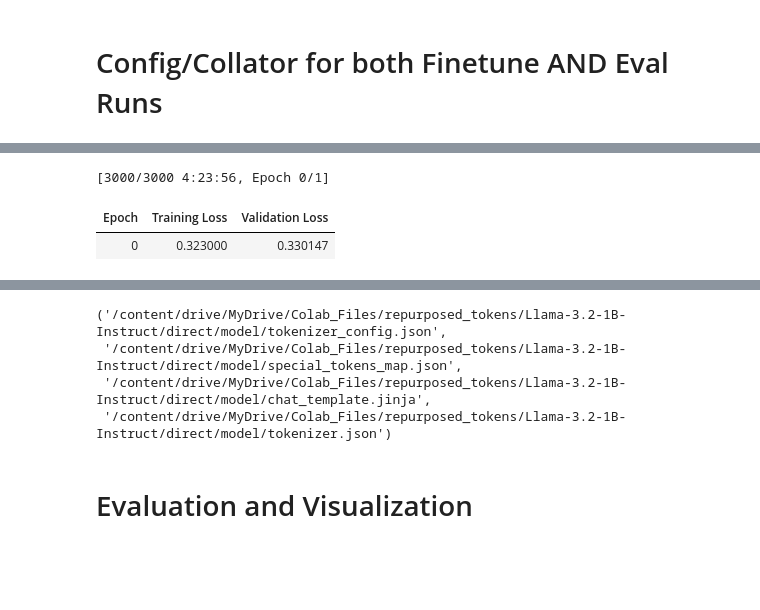
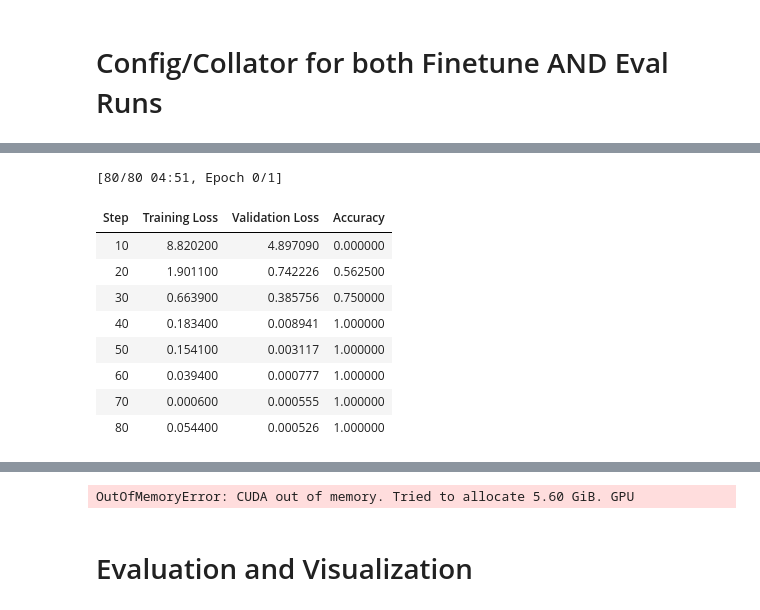
Before and after one commit to BreckEmert/repurposed-tokens-experiment, a Jupyter notebook: LoRA_sanity_run.ipynb, the cells around one changed output, grey strips where cells are left out. Drawn from its saved outputs; the diff is of its cells as text; code cells hidden in the pictures; blank space fills up the shorter version.

```diff
--- a/LoRA_sanity_run.ipynb
+++ b/LoRA_sanity_run.ipynb
@@ -404,3 +264,6 @@ FileNotFoundError: Unable to find '/content/drive/MyDrive/Colab_Files/repurposed
+# %%
+train_ds = load_from_disk(cfg.train_tok)  #.with_format("torch")
+test_ds  = load_from_disk(cfg.test_tok )  #.with_format("torch")
 # %% [markdown]
 # Config/Collator for both Finetune AND Eval Runs
 # %%
@@ -502,40 +376,68 @@ trainable params: 1,703,936 || all params: 1,237,518,336 || trainable%: 0.1377
 # %%
 # ──────────────────────────────────────────────────────────────
 # Finetune
 # ──────────────────────────────────────────────────────────────
+def compute_metrics(eval_preds):
+    logits, labels = eval_preds
+    shift_logits = logits[:, :-1, :]
+    shift_labels = labels[:, 1:]
+    mask = shift_labels != -100
+    pred_ids = shift_logits.argmax(-1)[mask]
+    label_ids = shift_labels[mask]
+    acc = accuracy_score(label_ids, pred_ids)
+    return {"accuracy": acc}
+
+tiny_eval = test_ds.shuffle(seed=345978).select(range(16))
+
 args = TrainingArguments(
     output_dir=os.path.join(MODEL_DIR, 'checkpoints'),
     label_names=['labels'],
     num_train_epochs=1,
-    per_device_train_batch_size=8,
-    gradient_accumulation_steps=4,  # 8*4 = 32 examples per opt step
-    learning_rate=1e-4,
+    per_device_train_batch_size=2,
+    gradient_accumulation_steps=8,  # 8*4 = 32 examples per opt step
+    learning_rate=8e-5,
     lr_scheduler_type='cosine',
-    max_steps=3_000,
-    warmup_steps=200,
-    bf16=False,
-    fp16=True,
-    fp16_full_eval=True,
+    max_steps=80,
+    warmup_steps=6,
+    bf16=gpu.bf16,
+    fp16=gpu.fp16,
+    fp16_full_eval=gpu.fp16_full_eval,
     optim='paged_adamw_8bit',
-    logging_steps=50,
-    eval_strategy='epoch',
-    save_strategy='no',
-    report_to='none',  # DISABLE WANDB FOR QUICK RUNS
+    logging_steps=10,  # How often to print training loss
+    eval_strategy='steps',
+    eval_steps=10,  # How often to print accuracy
+    load_best_model_at_end=True,
+    metric_for_best_model='eval_accuracy',
+    greater_is_better=True,
+    save_strategy='steps',
+    save_steps=20,
+    report_to='none',  # DISABLE WANDB FOR QUICK cfgS
 )
 
 trainer = Trainer(
     model=model,
     args=args,
     train_dataset=train_ds,
-    eval_dataset=test_ds,
+    eval_dataset=tiny_eval,
     data_collator=custom_data_collator,
+    compute_metrics=compute_metrics
 )
 
 # Train
 trainer.train()
-model.save_pretrained(MODEL_DIR)
-tok.save_pretrained(MODEL_DIR)
+model.save_pretrained(MODEL_DIR, safe_serialization=True)
+    # Note theoretical CE loss, ln(2)=0.6931
+
+final_metrics = trainer.evaluate(test_ds)
+print(final_metrics['eval_accuracy'])
 # %% [output]
-[3000/3000 4:23:56, Epoch 0/1]
+[80/80 04:51, Epoch 0/1]
-| Epoch | Training Loss | Validation Loss |
-| 0 | 0.323000 | 0.330147 |
+| Step | Training Loss | Validation Loss | Accuracy |
+| 10 | 8.820200 | 4.897090 | 0.000000 |
+| 20 | 1.901100 | 0.742226 | 0.562500 |
+| 30 | 0.663900 | 0.385756 | 0.750000 |
+| 40 | 0.183400 | 0.008941 | 1.000000 |
+| 50 | 0.154100 | 0.003117 | 1.000000 |
+| 60 | 0.039400 | 0.000777 | 1.000000 |
+| 70 | 0.000600 | 0.000555 | 1.000000 |
+| 80 | 0.054400 | 0.000526 | 1.000000 |
@@ -542,7 +445,4 @@ tok.save_pretrained(MODEL_DIR)
-('/content/drive/MyDrive/Colab_Files/repurposed_tokens/Llama-3.2-1B-Instruct/direct/model/tokenizer_config.json',
- '/content/drive/MyDrive/Colab_Files/repurposed_tokens/Llama-3.2-1B-Instruct/direct/model/special_tokens_map.json',
- '/content/drive/MyDrive/Colab_Files/repurposed_tokens/Llama-3.2-1B-Instruct/direct/model/chat_template.jinja',
- '/content/drive/MyDrive/Colab_Files/repurposed_tokens/Llama-3.2-1B-Instruct/direct/model/tokenizer.json')
+OutOfMemoryError: CUDA out of memory. Tried to allocate 5.60 GiB. GPU
 # %% [markdown]
 # Evaluation and Visualization
 # %%
```
Also changed, not shown: parts of 24 cells of this notebook.
